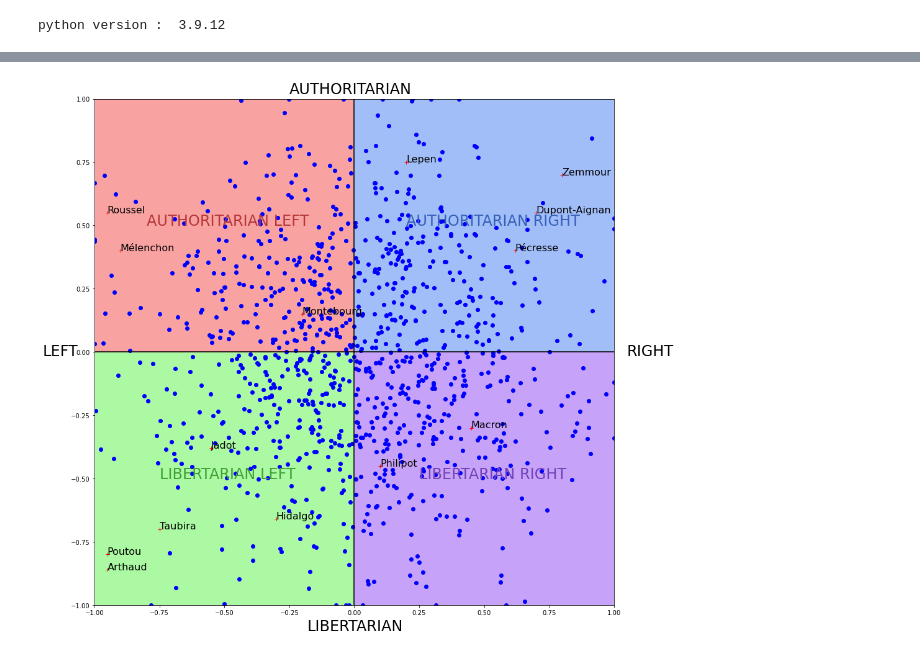
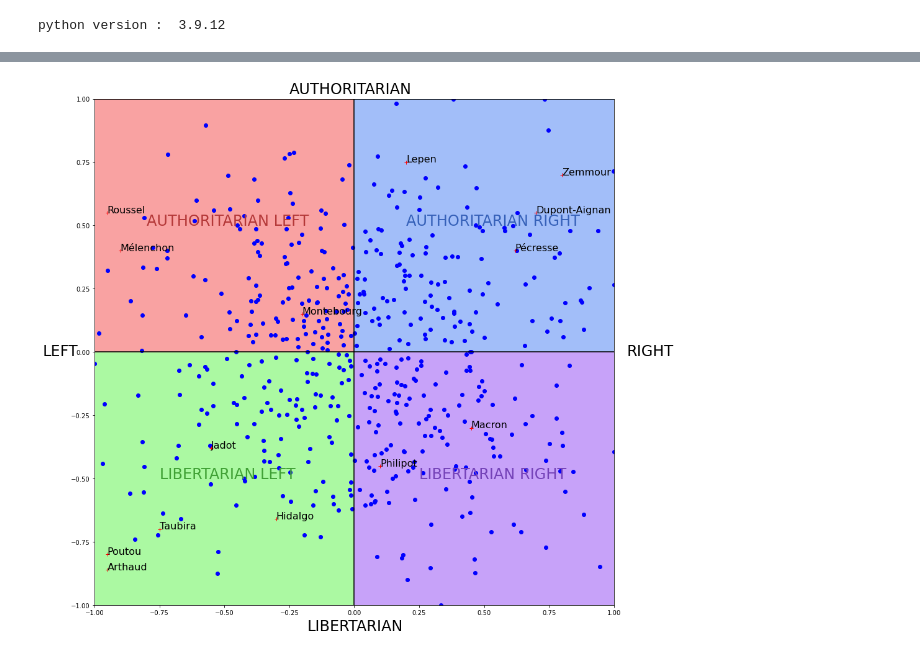
Before and after one commit to Naghan1132/Comparison-of-winners-of-elections-with-different-voting-methods, a Jupyter notebook: recherche.ipynb, the cells around one changed output, grey strips where cells are left out. Drawn from its saved outputs; the diff is of its cells as text; code cells hidden in the pictures.

```diff
--- a/recherche.ipynb
+++ b/recherche.ipynb
@@ -129,7 +183,7 @@ import random
 # SOURCES : https://www.reddit.com/r/PoliticalCompass/comments/rsdf7t/political_compass_of_the_candidates_of_the_2022/
 
 
-nombre_votants = 1000 # nb de votes
+nombre_votants = 500 # nb de votes
 
 listeCoord = []
 
@@ -150,7 +204,10 @@ def drawCompass(dic,listeCoord,nombre_votants):
         #listeCoord.append([round(np.random.uniform(-1, 1.0),6),round(np.random.uniform(-1, 1.0),6)]) # entre -1 et 1, 4 chiffres après la virgule
         #listeCoord.append([round(np.random.normal(-1, 1.0),6),round(np.random.normal(-1, 1.0),6)]) # entre -1 et 1, 4 chiffres après la virgule
         pass
-    listeCoord = generate_n_beta_coord(nombre_votants)
+
+    if listeCoord == []:
+        listeCoord = generate_n_beta_coord(nombre_votants)
+
 
     for coord in listeCoord:
         plt.plot(coord[0], coord[1], 'bo')
@@ -168,35 +225,36 @@ def drawCompass(dic,listeCoord,nombre_votants):
 
     # PLOT CANDIDATES
     for name,coord in dic.items():
         plt.plot(coord[0],coord[1], 'r+')
         plt.text(coord[0],coord[1], name, fontsize=16,color='black')
 
     # AXES
     plt.axhline(y = 0, color = 'black', linestyle = '-')
     plt.vlines(x = 0, ymin=-1, ymax=1,color = 'black', linestyle = '-')
 
     # COLORS RECTANGLE
     rect1 = Rectangle((0,0),-1,-1,color ='#abf9a2')
     rect2 = Rectangle((0,0),-1,1,color ='#f9a2a2')
     rect3 = Rectangle((0,0),1,1,color ='#a2bef9')
     rect4 = Rectangle((0,0),1,-1,color ='#c7a2f9')
     ax.add_patch(rect1)
     ax.add_patch(rect2)
     ax.add_patch(rect3)
     ax.add_patch(rect4)
 
     plt.xlim([-1,1])
     plt.ylim([-1,1])
 
     #faire les fleches
     #arrowed_spines(fig, ax)
 
     plt.show()
+    return listeCoord
 
 
-drawCompass(dic,listeCoord,nombre_votants)
+listeCoord = drawCompass(dic,listeCoord,nombre_votants)
 # %% [output]
-[figure, old version]
+[figure, new version]
 # %%
 # LES DIFFÉRENTES MÉTHODES DE VOTES IMPLÉMENTÉES :
 
```
Also changed, not shown: parts of 16 cells of this notebook.
